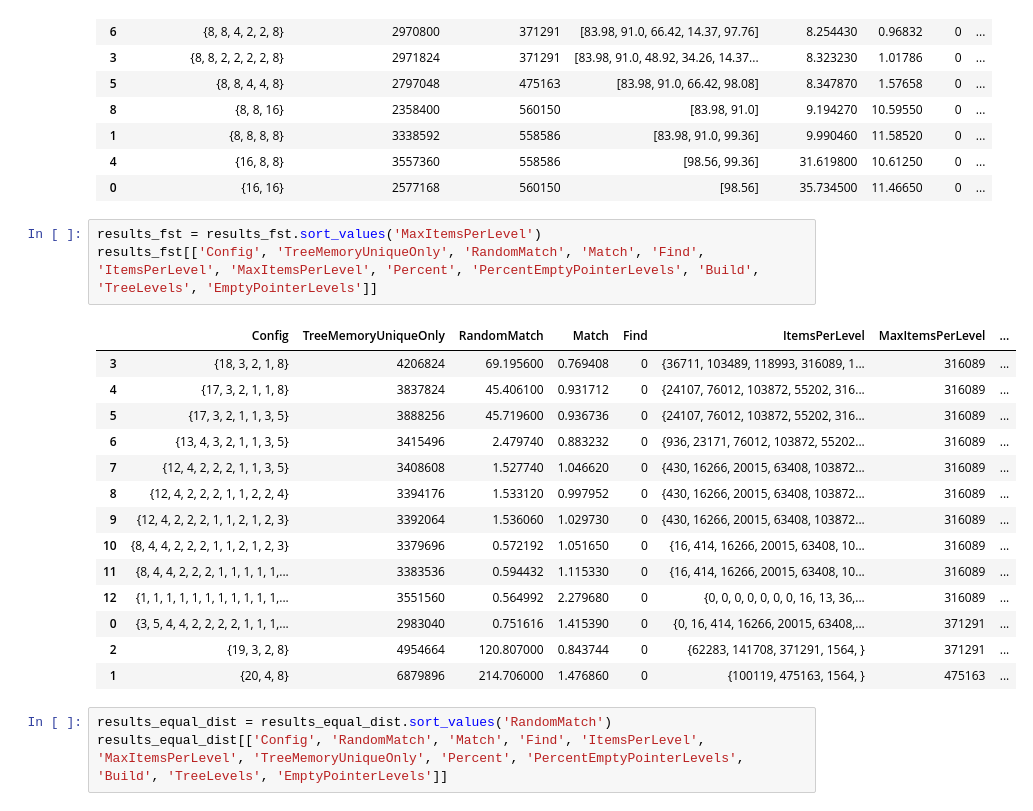
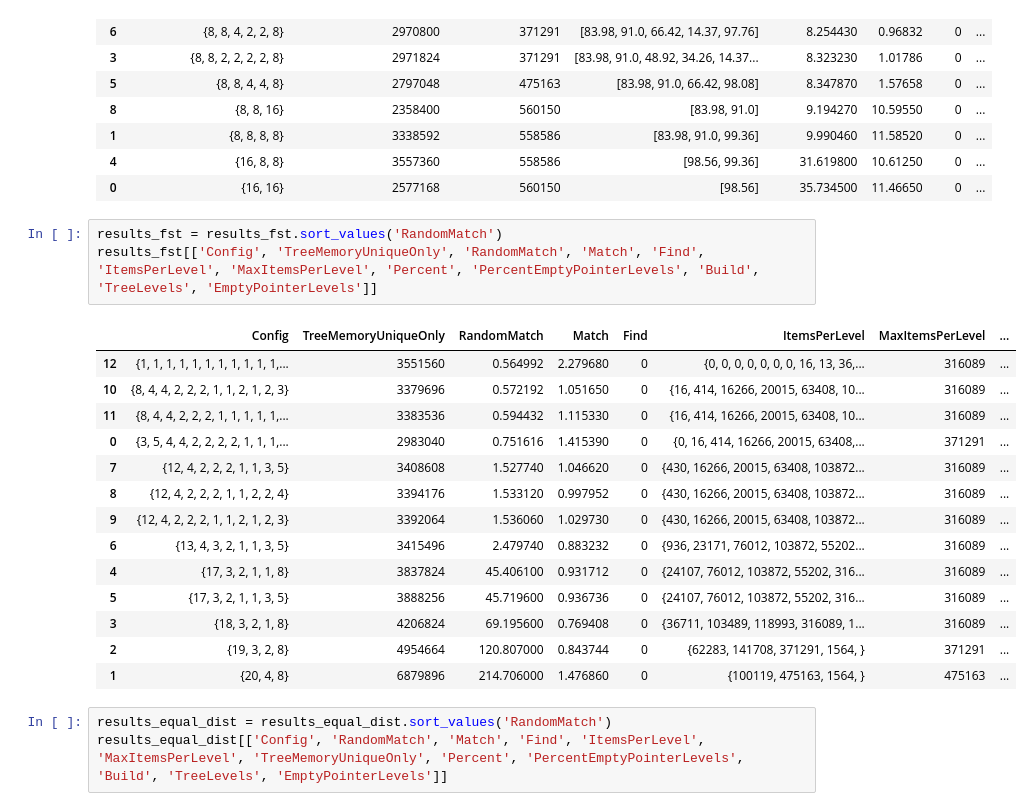
Before and after one commit to matrackif/TrieStrides, a Jupyter notebook: flavors_data_analysis.ipynb, the cells around one changed output. Cells and saved outputs as stored; diff of their text form.

```diff
--- a/flavors_data_analysis.ipynb
+++ b/flavors_data_analysis.ipynb
@@ -113,21 +113,21 @@ results_wolant[['Config', 'TreeMemoryUniqueOnly', 'MaxItemsPerLevel', 'PercentEm
 | 4 | {16, 8, 8} | 3557360 | 558586 | [98.56, 99.36] | 31.619800 | 10.61250 | 0 | ... |
 | 0 | {16, 16} | 2577168 | 560150 | [98.56] | 35.734500 | 11.46650 | 0 | ... |
 # %%
-results_fst = results_fst.sort_values('MaxItemsPerLevel')
+results_fst = results_fst.sort_values('RandomMatch')
 results_fst[['Config', 'TreeMemoryUniqueOnly', 'RandomMatch', 'Match', 'Find', 'ItemsPerLevel', 'MaxItemsPerLevel', 'Percent', 'PercentEmptyPointerLevels', 'Build', 'TreeLevels', 'EmptyPointerLevels']]
 # %% [output]
 |  | Config | TreeMemoryUniqueOnly | RandomMatch | Match | Find | ItemsPerLevel | MaxItemsPerLevel | ... |
-| 3 | {18, 3, 2, 1, 8} | 4206824 | 69.195600 | 0.769408 | 0 | {36711, 103489, 118993, 316089, 1... | 316089 | ... |
-| 4 | {17, 3, 2, 1, 1, 8} | 3837824 | 45.406100 | 0.931712 | 0 | {24107, 76012, 103872, 55202, 316... | 316089 | ... |
-| 5 | {17, 3, 2, 1, 1, 3, 5} | 3888256 | 45.719600 | 0.936736 | 0 | {24107, 76012, 103872, 55202, 316... | 316089 | ... |
-| 6 | {13, 4, 3, 2, 1, 1, 3, 5} | 3415496 | 2.479740 | 0.883232 | 0 | {936, 23171, 76012, 103872, 55202... | 316089 | ... |
+| 12 | {1, 1, 1, 1, 1, 1, 1, 1, 1, 1, 1,... | 3551560 | 0.564992 | 2.279680 | 0 | {0, 0, 0, 0, 0, 0, 0, 16, 13, 36,... | 316089 | ... |
+| 10 | {8, 4, 4, 2, 2, 2, 1, 1, 2, 1, 2, 3} | 3379696 | 0.572192 | 1.051650 | 0 | {16, 414, 16266, 20015, 63408, 10... | 316089 | ... |
+| 11 | {8, 4, 4, 2, 2, 2, 1, 1, 1, 1, 1,... | 3383536 | 0.594432 | 1.115330 | 0 | {16, 414, 16266, 20015, 63408, 10... | 316089 | ... |
+| 0 | {3, 5, 4, 4, 2, 2, 2, 2, 1, 1, 1,... | 2983040 | 0.751616 | 1.415390 | 0 | {0, 16, 414, 16266, 20015, 63408,... | 371291 | ... |
 | 7 | {12, 4, 2, 2, 2, 1, 1, 3, 5} | 3408608 | 1.527740 | 1.046620 | 0 | {430, 16266, 20015, 63408, 103872... | 316089 | ... |
 | 8 | {12, 4, 2, 2, 2, 1, 1, 2, 2, 4} | 3394176 | 1.533120 | 0.997952 | 0 | {430, 16266, 20015, 63408, 103872... | 316089 | ... |
 | 9 | {12, 4, 2, 2, 2, 1, 1, 2, 1, 2, 3} | 3392064 | 1.536060 | 1.029730 | 0 | {430, 16266, 20015, 63408, 103872... | 316089 | ... |
-| 10 | {8, 4, 4, 2, 2, 2, 1, 1, 2, 1, 2, 3} | 3379696 | 0.572192 | 1.051650 | 0 | {16, 414, 16266, 20015, 63408, 10... | 316089 | ... |
-| 11 | {8, 4, 4, 2, 2, 2, 1, 1, 1, 1, 1,... | 3383536 | 0.594432 | 1.115330 | 0 | {16, 414, 16266, 20015, 63408, 10... | 316089 | ... |
-| 12 | {1, 1, 1, 1, 1, 1, 1, 1, 1, 1, 1,... | 3551560 | 0.564992 | 2.279680 | 0 | {0, 0, 0, 0, 0, 0, 0, 16, 13, 36,... | 316089 | ... |
-| 0 | {3, 5, 4, 4, 2, 2, 2, 2, 1, 1, 1,... | 2983040 | 0.751616 | 1.415390 | 0 | {0, 16, 414, 16266, 20015, 63408,... | 371291 | ... |
+| 6 | {13, 4, 3, 2, 1, 1, 3, 5} | 3415496 | 2.479740 | 0.883232 | 0 | {936, 23171, 76012, 103872, 55202... | 316089 | ... |
+| 4 | {17, 3, 2, 1, 1, 8} | 3837824 | 45.406100 | 0.931712 | 0 | {24107, 76012, 103872, 55202, 316... | 316089 | ... |
+| 5 | {17, 3, 2, 1, 1, 3, 5} | 3888256 | 45.719600 | 0.936736 | 0 | {24107, 76012, 103872, 55202, 316... | 316089 | ... |
+| 3 | {18, 3, 2, 1, 8} | 4206824 | 69.195600 | 0.769408 | 0 | {36711, 103489, 118993, 316089, 1... | 316089 | ... |
 | 2 | {19, 3, 2, 8} | 4954664 | 120.807000 | 0.843744 | 0 | {62283, 141708, 371291, 1564, } | 371291 | ... |
 | 1 | {20, 4, 8} | 6879896 | 214.706000 | 1.476860 | 0 | {100119, 475163, 1564, } | 475163 | ... |
 # %%
```
Also changed, not shown: parts of 10 cells of this notebook.
